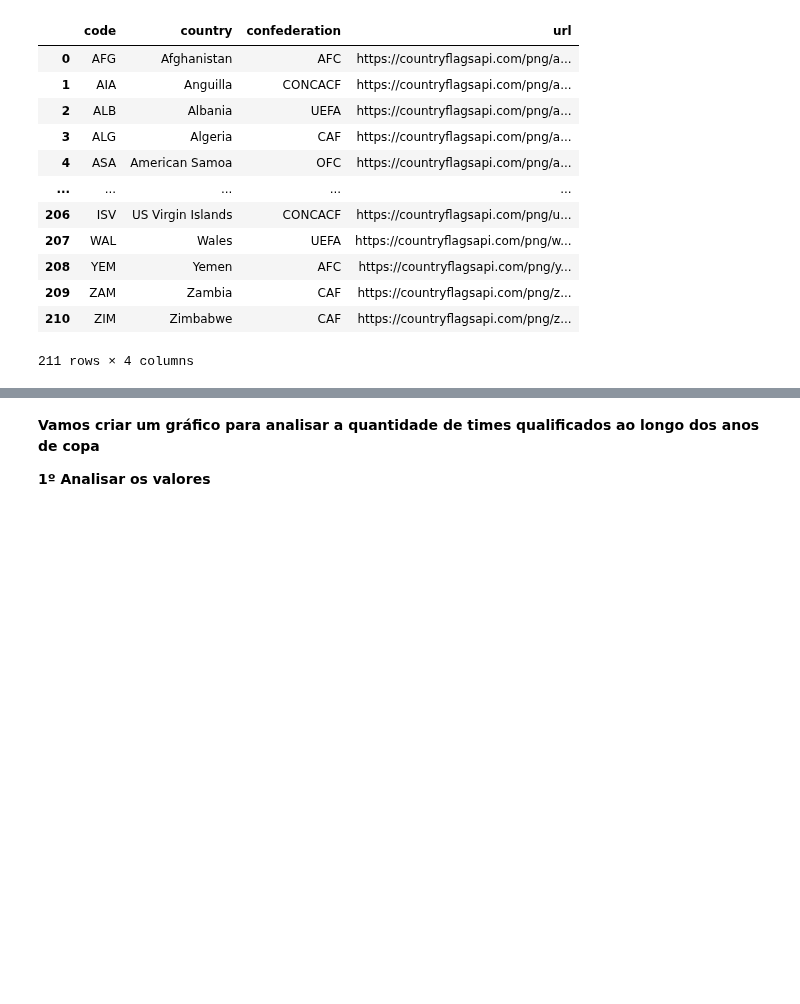
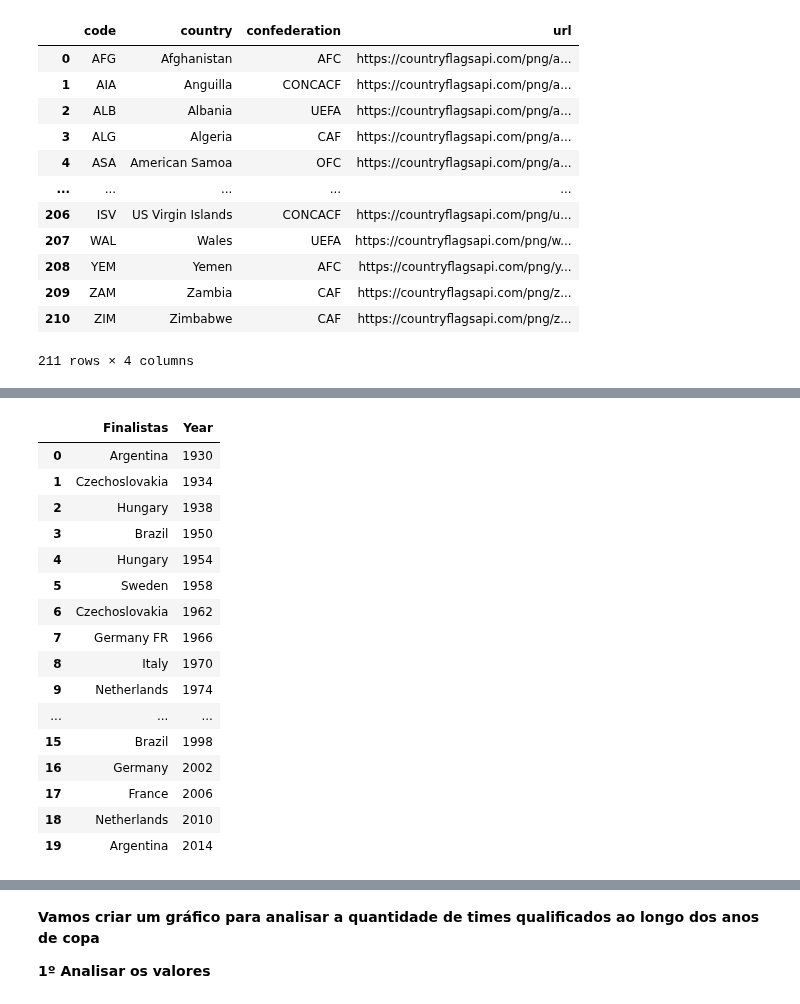
Before and after one commit to Hugox96/Analise_Copas, a Jupyter notebook: Copa.ipynb, the cells around one changed output, grey strips where cells are left out. Cells and saved outputs as stored; diff of their text form; code cells hidden in the pictures; blank space fills up the shorter version.

```diff
--- a/Copa.ipynb
+++ b/Copa.ipynb
@@ -132,0 +162,21 @@ sedia_copa.to_csv("data1.csv", index=False)
+# %%
+Finais_Vices = copa[["Runners-Up", "Year"]].rename({"Runners-Up":"Finalistas"},axis='columns')
+Finais_Vices
+# %% [output]
+|  | Finalistas | Year |
+| 0 | Argentina | 1930 |
+| 1 | Czechoslovakia | 1934 |
+| 2 | Hungary | 1938 |
+| 3 | Brazil | 1950 |
+| 4 | Hungary | 1954 |
+| 5 | Sweden | 1958 |
+| 6 | Czechoslovakia | 1962 |
+| 7 | Germany FR | 1966 |
+| 8 | Italy | 1970 |
+| 9 | Netherlands | 1974 |
+| ... | ... | ... |
+| 15 | Brazil | 1998 |
+| 16 | Germany | 2002 |
+| 17 | France | 2006 |
+| 18 | Netherlands | 2010 |
+| 19 | Argentina | 2014 |
```
Also changed, not shown: parts of 10 cells of this notebook, 1 other file.
